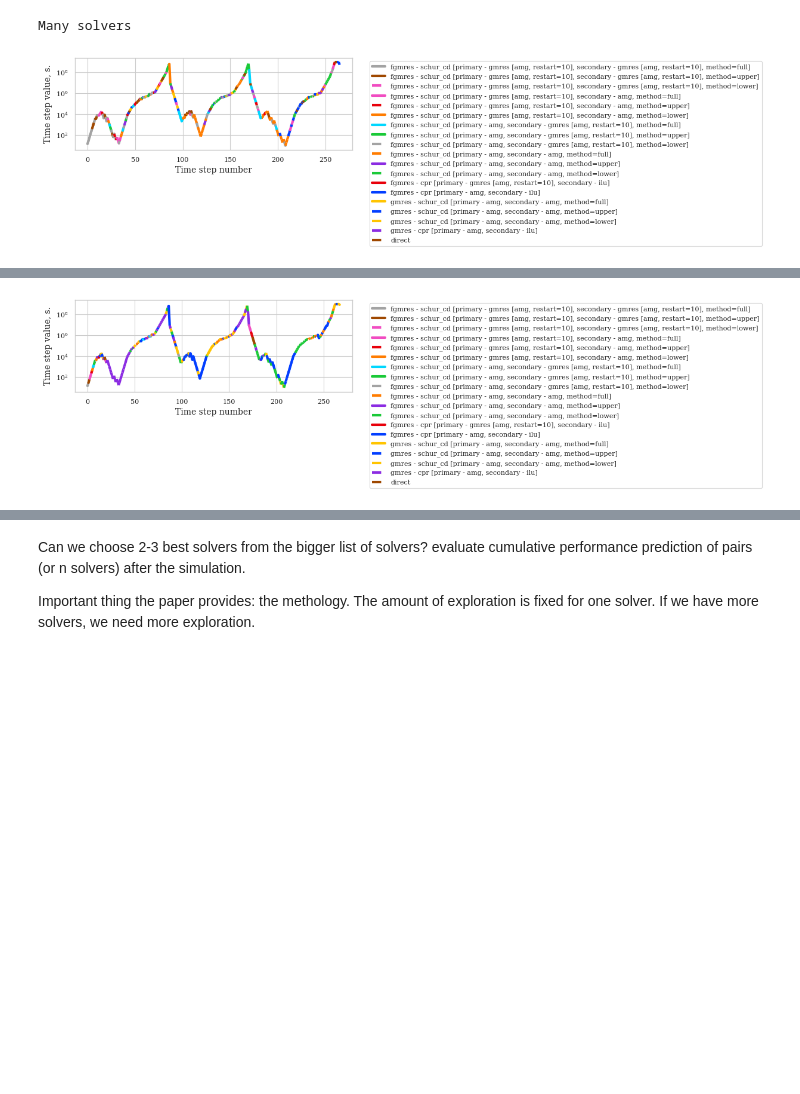
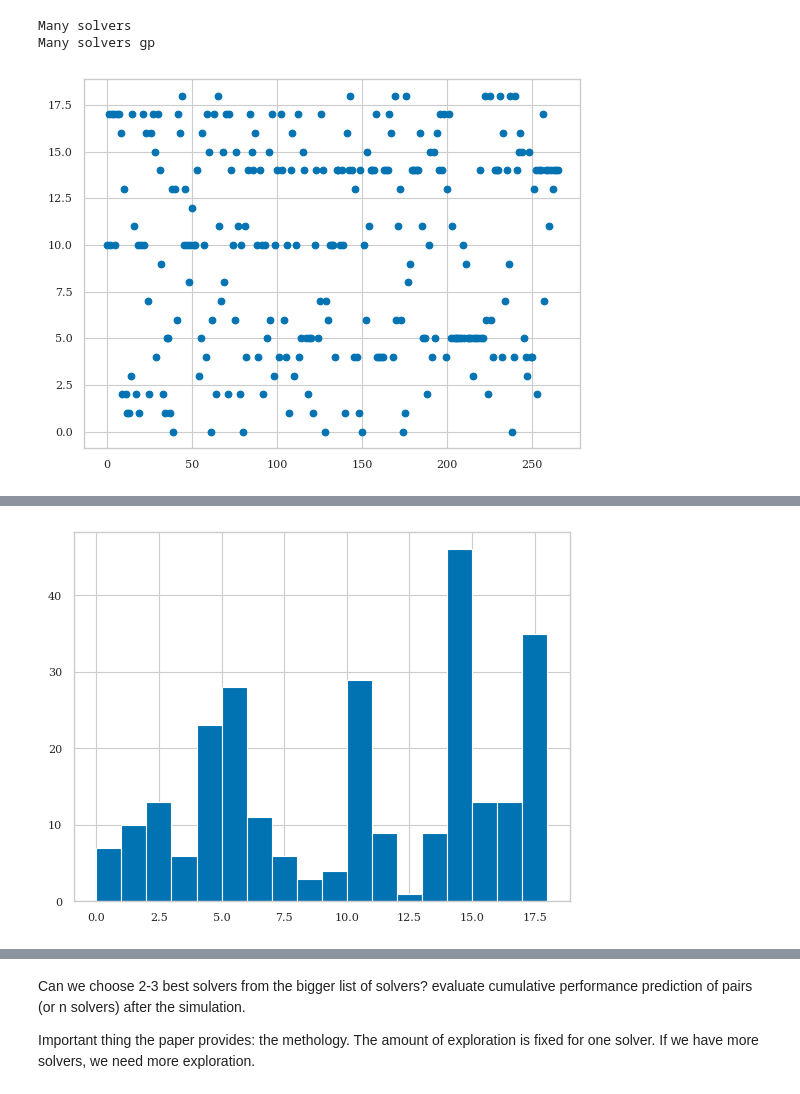
Before and after one commit to Yuriyzabegaev/solver_selector, a Jupyter notebook: examples/4/results_4_thermal.ipynb, the cells around one changed output, grey strips where cells are left out. Drawn from its saved outputs; the diff is of its cells as text; code cells hidden in the pictures; blank space fills up the shorter version.

```diff
--- a/examples/4/results_4_thermal.ipynb
+++ b/examples/4/results_4_thermal.ipynb
@@ -22,7 +22,7 @@ sns.set_theme(
     # context="talk",
     context="paper",
     # rc={"figure.figsize": (8, 6)},
-    palette="bright",
+    palette="colorblind6",
     style="whitegrid",
     rc=tex_fonts,
 )
@@ -39,10 +39,14 @@ else:
 
 
 data = {
-    # "CPR and Schur only": load_data('../1/thermal_dynamic', n_newest=NUM_SIMS),
+    "Only CPR": load_data('../1/thermal_cpr', n_newest=NUM_SIMS),
+    "Only Schur": load_data('../1/thermal_schur', n_newest=NUM_SIMS),
+    "CPR and Schur only": load_data('../1/thermal_dynamic', n_newest=NUM_SIMS),
     "Many solvers": load_data("thermal_many_solvers", n_newest=NUM_SIMS),
     "Many solvers gp": load_data("thermal_many_solvers_gp", n_newest=NUM_SIMS),
-    "Random": load_data("thermal_random", n_newest=NUM_SIMS)
+    # "Random": load_data("thermal_random", n_newest=NUM_SIMS),
+    # "Source location coldstart": load_data("thermal_coldstart_source_location", n_newest=NUM_SIMS),
+    # "Source location warmstart": load_data("thermal_warmstart_source_location", n_newest=NUM_SIMS),
 }
 
 save_media_path = Path("media")
@@ -106,7 +109,11 @@ for name, values in data.items():
         best_time = mean[-1]
         best = mean
     plt.fill_between(x_space, min_, max_, color=f"C{color_iter}", alpha=0.3)
-    plt.plot(x_space, mean, color=f"C{color_iter}", label=name)
+    kwargs = dict()
+    if name in ['Many solvers', 'Many solvers gp']:
+        kwargs['linestyle'] = '--'
+
+    plt.plot(x_space, mean, color=f"C{color_iter}", label=name, **kwargs)
     print(name, np.mean(total), np.max(total) - np.min(total))
     if USE_SIMULATED_TIME:
         assert np.allclose(t_end, t_end[0], rtol=1e-10)
@@ -116,5 +123,5 @@ plt.xlabel(X_LABEL)
 plt.ylabel("Spent time solving linear systems, s.")
 
 if save_media_path is not None:
-    plt.savefig(save_media_path / "thermal_performance.pdf", bbox_inches="tight")
+    plt.savefig(save_media_path / "experiment4_performance.pdf", bbox_inches="tight")
 # %% [output]
@@ -125,4 +134,20 @@ Random 666.5019944190979 343.86424803733826
 # %%
+def cluster_solvers(solver_string: str):
+    if solver_string == 'direct':
+        return solver_string
+    cpr = solver_string.find('cpr') != -1
+    only_one_gmres = solver_string.rindex('gmres') == solver_string.index('gmres')
+    if only_one_gmres:
+        if cpr:
+            return 'cpr'
+        else:
+            return 'schur'
+    else:
+        if cpr:
+            return 'cpr - inner gmres'
+        else:
+            return 'schur - inner gmres'
+
 def make_solver_colors(data: Sequence[SolverSelectionData]):
     def make_hashable(x: SolverSelectionData):
         return tuple(x.prediction.decision.subsolvers.items())
@@ -149,7 +174,14 @@ def make_solver_colors(data: Sequence[SolverSelectionData]):
         assert config is not None
         solver_names[i] = solver_space.format_config(config)
 
-    return [subsolvers_to_number[make_hashable(entry)] for entry in data], solver_names
+    data = [subsolvers_to_number[make_hashable(entry)] for entry in data]
+    return data, solver_names
+    # data = [cluster_solvers(solver_names[i]) for i in data]
+    # cluster_names: list = np.unique(data).tolist()
+    # data = [cluster_names.index(x) for x in data]
+    # cluster_names = {i: x for i, x in enumerate(cluster_names)}
+    # return data, cluster_names
+
 
 
 def color_solvers(x, values, colors, names):
@@ -170,41 +202,50 @@ def color_solvers(x, values, colors, names):
         if color > 9:
             args["linestyle"] = "--"
         plt.plot(x_, val, linewidth=lw, c=f"C{color}", **args)
     plt.legend(bbox_to_anchor=(1.05, 1), loc="upper left")
 
 
 for name, vals in data.items():
+    if name not in ['Many solvers', 'Many solvers gp']:
+        continue
     colors_list = []
     time_step_list = []
     inlet_rate_list = []
     sim_time_list = []
     for perf in vals:
         solver_colors, solver_names = make_solver_colors(perf)
         colors_list.append(solver_colors)
         time_step_list.append(make_time_step(perf, converged=CONVERGED))
         inlet_rate_list.append(make_inlet_rate(perf, converged=CONVERGED))
         sim_time_list.append(make_simulation_time(perf, converged=CONVERGED))
 
     print(name)
+    plt.figure()
+    plt.scatter(np.arange(len(solver_colors)), solver_colors)
+
+    plt.figure()
+    plt.hist(solver_colors, bins=18)
+
     # plt.figure(figsize=(6, 2))
     # color_solvers(sim_time_list[0], inlet_rate_list[0], colors_list[0], solver_names)
     # plt.ylabel("Source rate, $m^3 s^{-1}$.")
     # plt.xlabel(X_LABEL)
     # plt.yscale("log")
     # if save_media_path is not None:
     #     plt.savefig(save_media_path / f"thermal_source_{name}.pdf", bbox_inches="tight")
     # plt.show()
 
-    plt.figure(figsize=(6, 2))
-    plt.ylabel("Time step value, s.")
-    plt.xlabel(X_LABEL)
-    color_solvers(sim_time_list[0], time_step_list[0], colors_list[0], solver_names)
-    plt.yscale("log")
-    if save_media_path is not None:
-        plt.savefig(save_media_path / f"thermal_dt_{name}.pdf", bbox_inches="tight")
-    plt.show()
-    for i, name in solver_names.items():
-        print(i, name)
+    # plt.figure(figsize=(6, 2))
+    # plt.ylabel("Time step value, s.")
+    # plt.xlabel(X_LABEL)
+    # color_solvers(sim_time_list[0], time_step_list[0], colors_list[0], solver_names)
+    # plt.yscale("log")
+    # if save_media_path is not None:
+    #     plt.savefig(save_media_path / f"thermal_dt_{name}.pdf", bbox_inches="tight")
+    # plt.show()
+    # for i, name in solver_names.items():
+    #     print(i, name, np.sum(np.array(solver_colors) == i))
 # %% [output]
 Many solvers
+Many solvers gp
-[figure, old version]
+[figure, new version]
@@ -231 +252 @@ Many solvers gp
-[figure, old version]
+[figure, new version]
```
Also changed, not shown: parts of 22 cells of this notebook, 11 other files.
